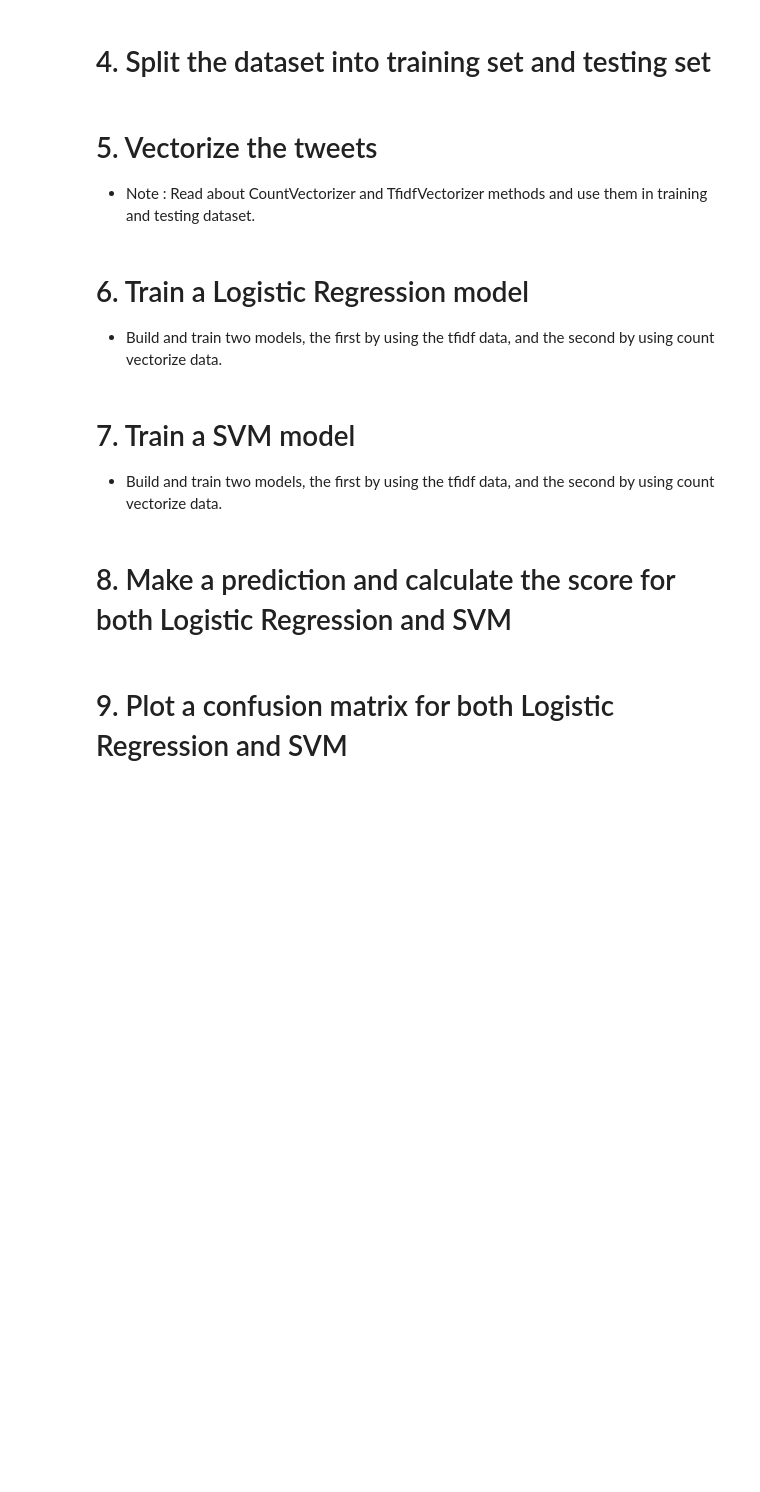
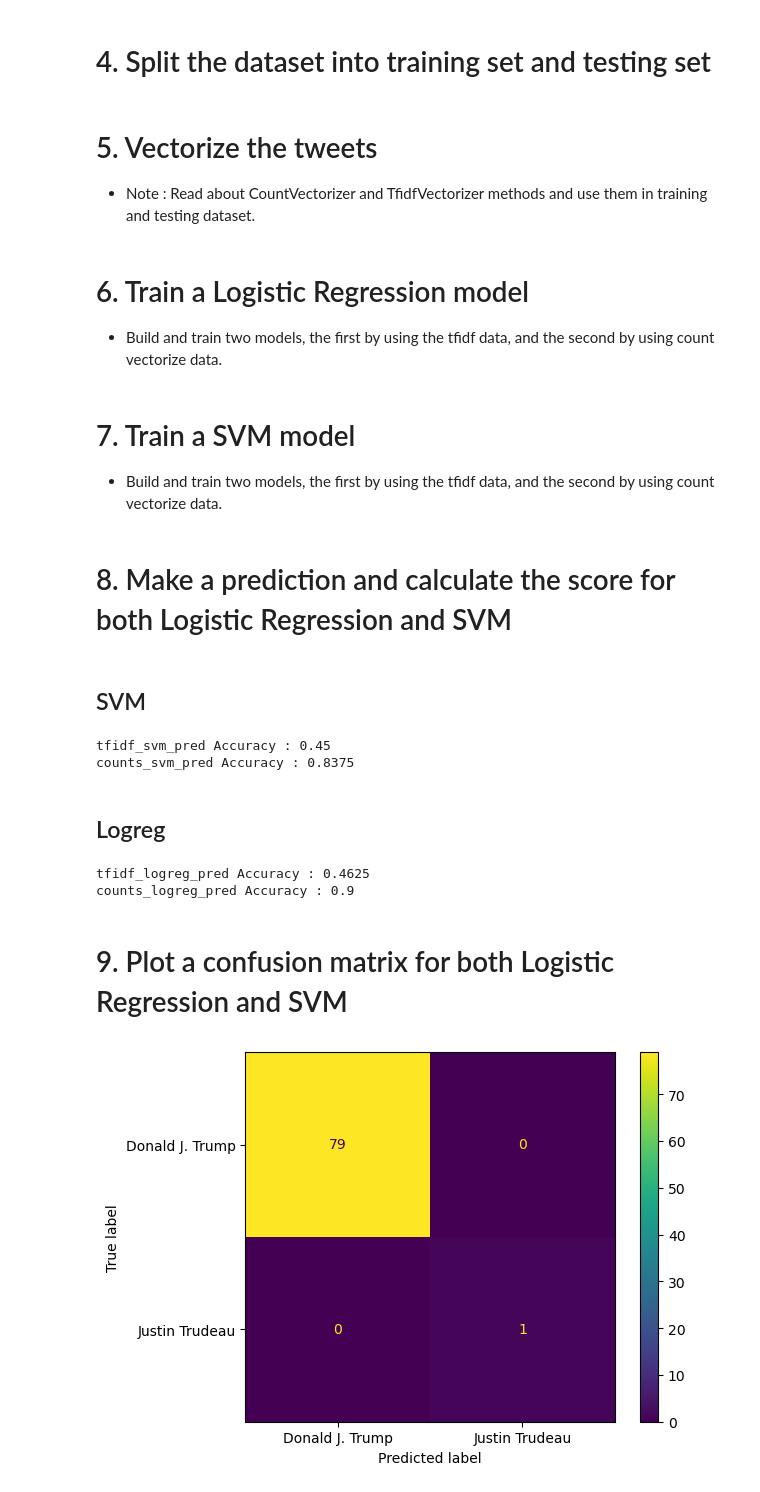
Before and after one commit to Tuwaiq-Data-Science-Bootcamp-V4/SVM-Lab1, a Jupyter notebook: SVM_Assignment.ipynb, the cells around one changed output. Cells and saved outputs as stored; diff of their text form; code cells hidden in the pictures; blank space fills up the shorter version.

```diff
--- a/SVM_Assignment.ipynb
+++ b/SVM_Assignment.ipynb
@@ -11,13 +36,26 @@
 # %% [markdown]
 # 4. Split the dataset into training set and testing set
+# %%
+X_train , X_test , y_train , y_test =train_test_split(X , y , test_size=0.2, random_state=152)
 # %% [markdown]
 # 5. Vectorize the tweets
 
 - Note : Read about CountVectorizer and TfidfVectorizer methods and use them in training and testing dataset.
+# %%
+count_vectorizer, tfidf_vectorizer = CountVectorizer() , TfidfVectorizer()
+X_train_counts = count_vectorizer.fit_transform(X_train)
+X_train_tfidf = tfidf_vectorizer.fit_transform(X_train)
+X_test_counts = count_vectorizer.transform(X_test)
+X_test_tfidf = tfidf_vectorizer.transform(X_test)
 # %% [markdown]
 # 6. Train a Logistic Regression model
 
 - Build and train two models, the first by using the tfidf data, and the second by using count vectorize data.
+# %%
+log_reg = LogisticRegression()
+
+tf_logreg = log_reg.fit(X_train_tfidf, y_train)
+C_logreg = log_reg.fit(X_train_counts, y_train)
 # %% [markdown]
 # 7. Train a SVM model
 
@@ -25,4 +68,30 @@
 # %% [markdown]
 # 8. Make a prediction and calculate the score for both Logistic Regression and SVM
+# %%
+tf_logreg_pred = log_reg.predict(X_test_tfidf)
+C_logreg_pred = log_reg.predict(X_test_counts)
+tf_svm_pred = svm.predict(X_test_tfidf)
+C_svm_pred = svm.predict(X_test_counts)
+# %% [markdown]
+## SVM
+# %%
+print('tfidf_svm_pred Accuracy :', accuracy_score(y_test, tfidf_svm_pred))
+print('counts_svm_pred Accuracy :', accuracy_score(y_test, counts_svm_pred))
+# %% [output]
+tfidf_svm_pred Accuracy : 0.45
+counts_svm_pred Accuracy : 0.8375
+# %% [markdown]
+## Logreg
+# %%
+print('tfidf_logreg_pred Accuracy :', accuracy_score(y_test, tfidf_logreg_pred))
+print('counts_logreg_pred Accuracy :', accuracy_score(y_test, counts_logreg_pred))
+# %% [output]
+tfidf_logreg_pred Accuracy : 0.4625
+counts_logreg_pred Accuracy : 0.9
 # %% [markdown]
 # 9. Plot a confusion matrix for both Logistic Regression and SVM
+# %%
+from sklearn.metrics import plot_confusion_matrix
+plot_confusion_matrix(log_reg, X_test_tfidf, tf_logreg_pred);
+# %% [output]
+[figure, added]
```
Also changed, not shown: parts of 8 cells of this notebook.
